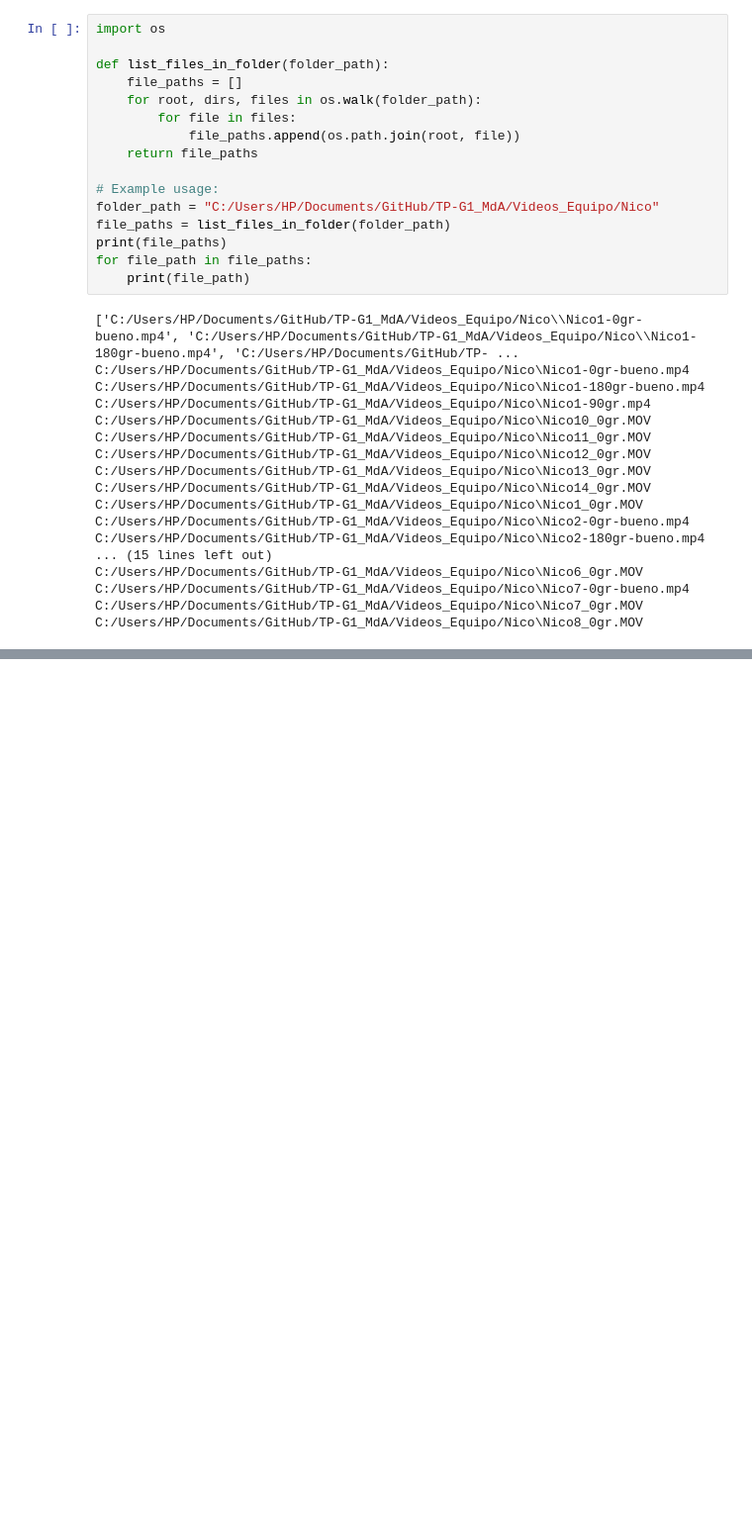
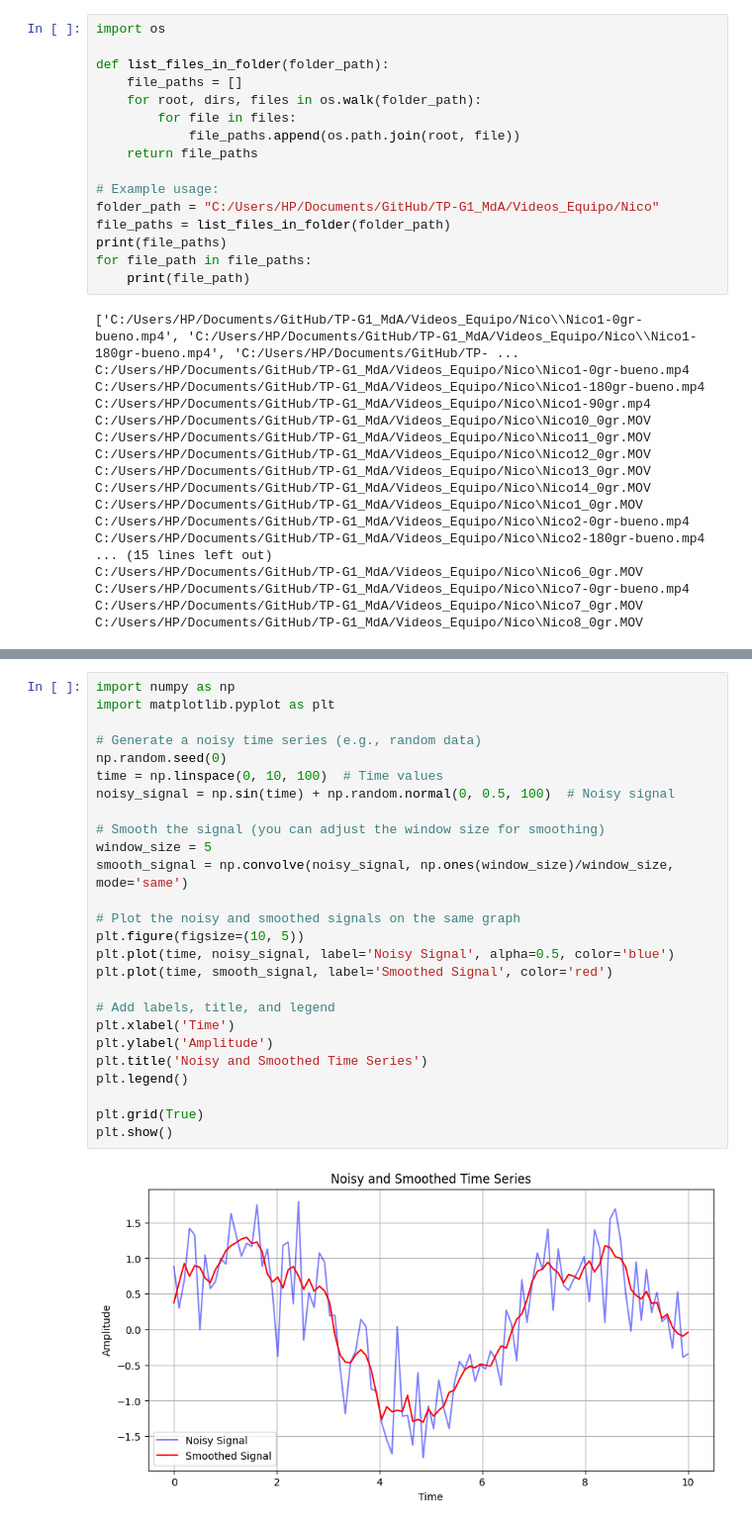
Before and after one commit to NicoBWin/TP-G1_MdA, a Jupyter notebook: Time_Series_Similarity.ipynb, the cells around one changed output, grey strips where cells are left out. Shown: that part at 99% size. Saved outputs shown, nothing was run; the diff lists cells and outputs as text; blank space fills up the shorter version.

```diff
--- a/Time_Series_Similarity.ipynb
+++ b/Time_Series_Similarity.ipynb
@@ -261,0 +286,28 @@ C:/Users/HP/Documents/GitHub/TP-G1_MdA/Videos_Equipo/Nico\Nico8_0gr.MOV
+# %%
+import numpy as np
+import matplotlib.pyplot as plt
+
+# Generate a noisy time series (e.g., random data)
+np.random.seed(0)
+time = np.linspace(0, 10, 100)  # Time values
+noisy_signal = np.sin(time) + np.random.normal(0, 0.5, 100)  # Noisy signal
+
+# Smooth the signal (you can adjust the window size for smoothing)
+window_size = 5
+smooth_signal = np.convolve(noisy_signal, np.ones(window_size)/window_size, mode='same')
+
+# Plot the noisy and smoothed signals on the same graph
+plt.figure(figsize=(10, 5))
+plt.plot(time, noisy_signal, label='Noisy Signal', alpha=0.5, color='blue')
+plt.plot(time, smooth_signal, label='Smoothed Signal', color='red')
+
+# Add labels, title, and legend
+plt.xlabel('Time')
+plt.ylabel('Amplitude')
+plt.title('Noisy and Smoothed Time Series')
+plt.legend()
+
+plt.grid(True)
+plt.show()
+# %% [output]
+[figure, added]
```
Also changed, not shown: parts of 1 cell of this notebook, 2 other files.
